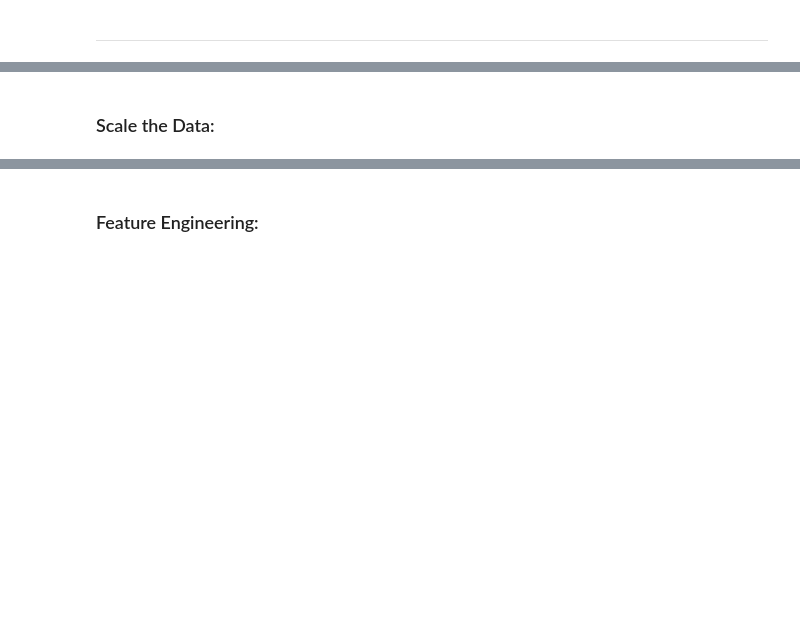
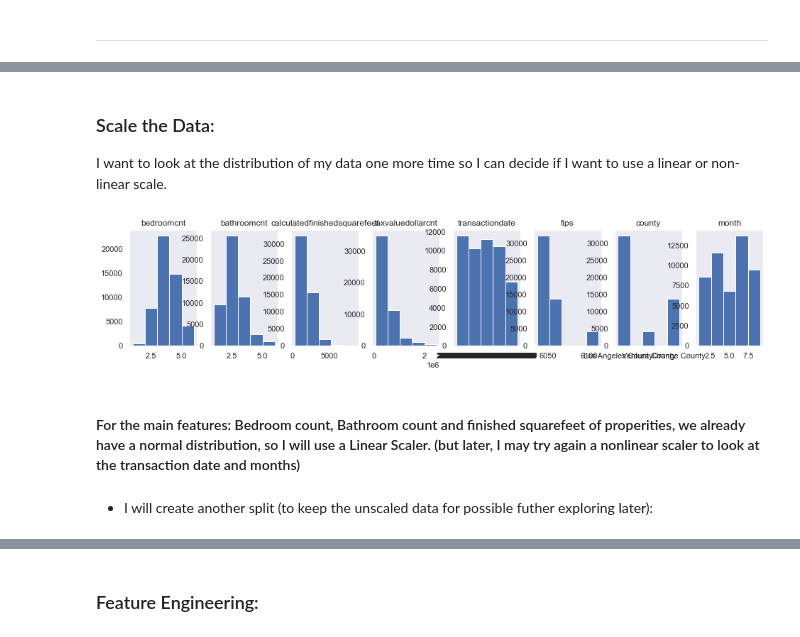
Before and after one commit to jeneyring/Regression_Final_Report, a Jupyter notebook: finalreport_ScratchPad.ipynb, the cells around one changed output, grey strips where cells are left out. Drawn from its saved outputs; the diff is of its cells as text; code cells hidden in the pictures; blank space fills up the shorter version.

Commit message:
keep going

```diff
--- a/finalreport_ScratchPad.ipynb
+++ b/finalreport_ScratchPad.ipynb
@@ -807,3 +819,32 @@ plot_variable_pairs()
 #add chart functions to viz.py
 # %% [markdown]
 ### Scale the Data:
+I want to look at the distribution of my data one more time so I can decide if I want to use a linear or non-linear scale.
+# %%
+#creating histograms for all the variables
+
+plt.figure(figsize=(16, 3))
+
+# Creates a List of columns:
+for i, col in enumerate(train.columns):
+
+    # i starts at 0, but plot numbers should start at 1
+    plot_number = i + 1
+
+    # Create subplot.
+    plt.subplot(1,8, plot_number)
+
+    # Title with column name.
+    plt.title(col)
+
+    # Display histogram for column.
+    df[col].hist(bins=5)
+
+    # Hide gridlines.
+    plt.grid(False)
+# %% [output]
+[figure, added]
+# %% [markdown]
+#### For the main features: Bedroom count, Bathroom count and finished squarefeet of properities, we already have a normal distribution, so I will use a Linear Scaler. (but later, I may try again a nonlinear scaler to look at the transaction date and months)
+# %% [markdown]
+- I will create another split (to keep the unscaled data for possible futher exploring later):
```
Also changed, not shown: parts of 54 cells of this notebook, 2 other files.
